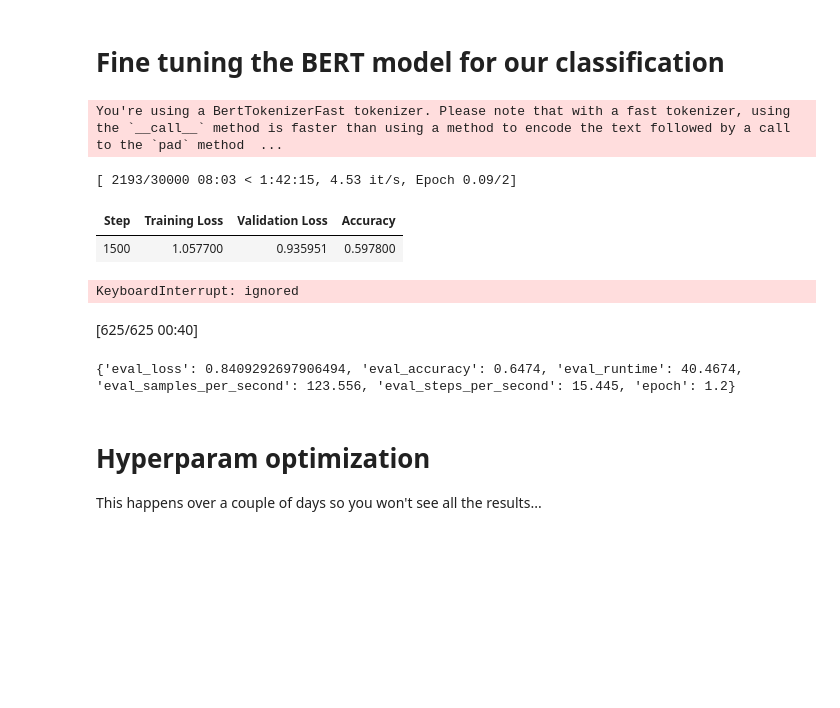
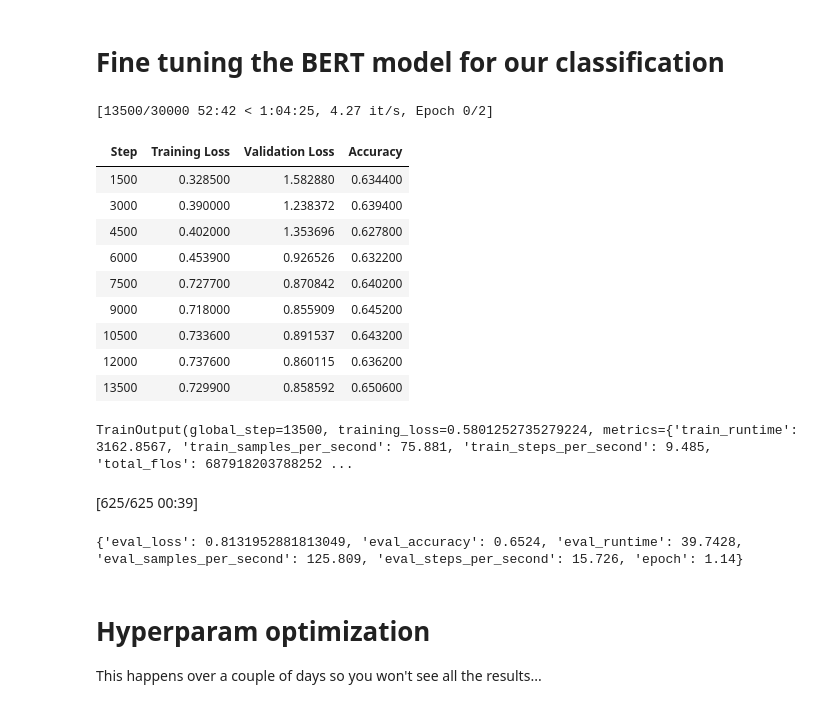
Before and after one commit to Iispar/review-summary-API, a Jupyter notebook: BERT-finetuned-model.ipynb, the cells around one changed output. Cells and saved outputs as stored; diff of their text form; code cells hidden in the pictures; blank space fills up the shorter version.

```diff
--- a/BERT-finetuned-model.ipynb
+++ b/BERT-finetuned-model.ipynb
@@ -187,47 +187,54 @@ training_args = TrainingArguments(
     logging_strategy = 'steps',
     eval_steps = 1500,
     logging_steps = 1500,
     save_steps = 1500,
-    learning_rate=1.2e-5,
+    learning_rate=8e-6,
     per_device_train_batch_size=8,
     per_device_eval_batch_size=8,
     max_steps = 30000,
     num_train_epochs=3,
     weight_decay=0.01,
     load_best_model_at_end = True
   )
 
 data_collator = DataCollatorWithPadding(tokenizer=tokenizer) # get the data collator with our tokenizer.
 early_stopping = transformers.EarlyStoppingCallback(3); # stop training if the eval loss is not getting better.
 
 # Set the trainer
 trainer = Trainer(
     model = model,
     args = training_args,
     train_dataset = eng_tokenized['train'],
     eval_dataset = eng_tokenized['test'],
     tokenizer = tokenizer,
     data_collator = data_collator,
     compute_metrics = compute_accuracy,
     callbacks = [early_stopping]
 )
 
 # train the model
 trainer.train()
 # %% [output]
-You're using a BertTokenizerFast tokenizer. Please note that with a fast tokenizer, using the `__call__` method is faster than using a method to encode the text followed by a call to the `pad` method  ...
+[13500/30000 52:42 < 1:04:25, 4.27 it/s, Epoch 0/2]
+| Step | Training Loss | Validation Loss | Accuracy |
+| 1500 | 0.328500 | 1.582880 | 0.634400 |
+| 3000 | 0.390000 | 1.238372 | 0.639400 |
+| 4500 | 0.402000 | 1.353696 | 0.627800 |
+| 6000 | 0.453900 | 0.926526 | 0.632200 |
+| 7500 | 0.727700 | 0.870842 | 0.640200 |
+| 9000 | 0.718000 | 0.855909 | 0.645200 |
+| 10500 | 0.733600 | 0.891537 | 0.643200 |
+| 12000 | 0.737600 | 0.860115 | 0.636200 |
+| 13500 | 0.729900 | 0.858592 | 0.650600 |
-[ 2193/30000 08:03 < 1:42:15, 4.53 it/s, Epoch 0.09/2]
+TrainOutput(global_step=13500, training_loss=0.5801252735279224, metrics={'train_runtime': 3162.8567, 'train_samples_per_second': 75.881, 'train_steps_per_second': 9.485, 'total_flos': 687918203788252 ...
-| Step | Training Loss | Validation Loss | Accuracy |
-| 1500 | 1.057700 | 0.935951 | 0.597800 |
-KeyboardInterrupt: ignored
 # %%
 #evaluation
 eval_results = trainer.evaluate(eng_tokenized["validation"])
 
 print(eval_results)
 # %% [output]
-[625/625 00:40]
+[625/625 00:39]
-{'eval_loss': 0.8409292697906494, 'eval_accuracy': 0.6474, 'eval_runtime': 40.4674, 'eval_samples_per_second': 123.556, 'eval_steps_per_second': 15.445, 'epoch': 1.2}
+{'eval_loss': 0.8131952881813049, 'eval_accuracy': 0.6524, 'eval_runtime': 39.7428, 'eval_samples_per_second': 125.809, 'eval_steps_per_second': 15.726, 'epoch': 1.14}
 # %% [markdown]
 # Hyperparam optimization
 
```
Also changed, not shown: parts of 2 cells of this notebook.
